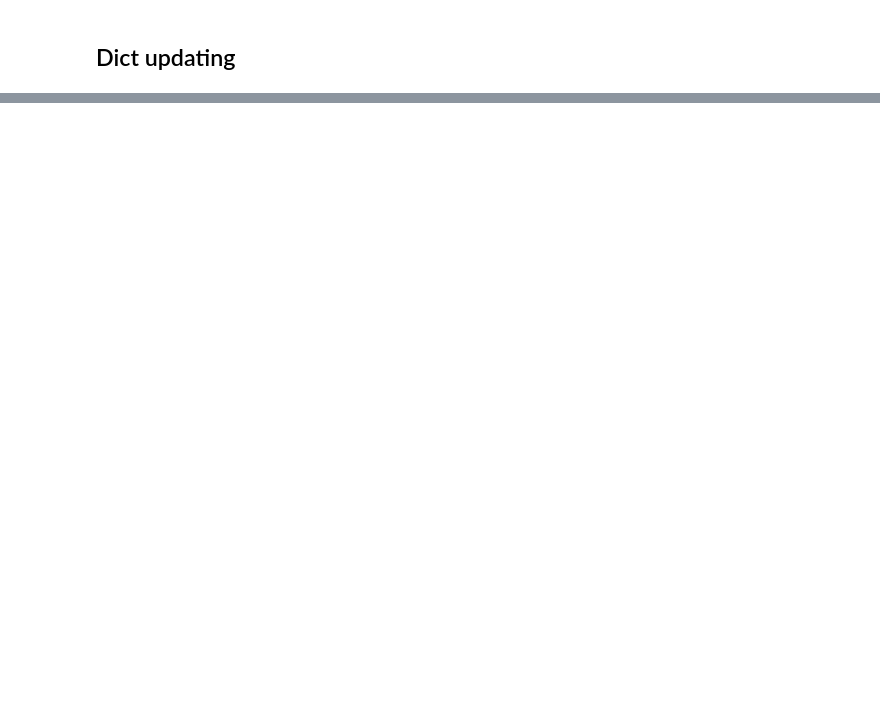
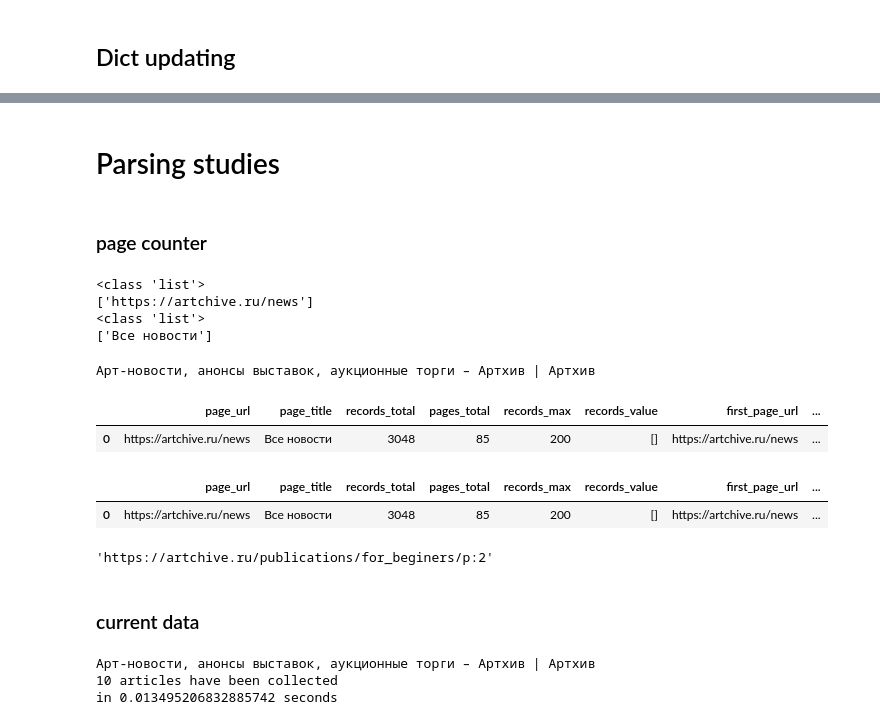
Before and after one commit to Bella151305/ArtProject, a Jupyter notebook: Sites_studies.ipynb, the cells around one changed output, grey strips where cells are left out. Saved outputs shown, nothing was run; the diff lists cells and outputs as text; code cells hidden in the pictures; blank space fills up the shorter version.

```diff
--- a/Sites_studies.ipynb
+++ b/Sites_studies.ipynb
@@ -789,0 +1338,19 @@ save_parsing_dict(sites_for_parsing) # 3.1 Save dict with sites for parsing
+# %% [markdown]
+# Parsing studies
+# %% [markdown]
+### page counter
+# %%
+sites_for_parsing = open_parsing_dict() # 4.1 Open dict with sites for parsing
+
+parsing_links_list = [sites_for_parsing['https://artchive.ru/']['news']['links'][0]]
+parsing_titles_list = [sites_for_parsing['https://artchive.ru/']['news']['titles'][0]]
+
+print(type(parsing_links_list))
+print(parsing_links_list)
+print(type(parsing_titles_list))
+print(parsing_titles_list)
+# %% [output]
+<class 'list'>
+['https://artchive.ru/news']
+<class 'list'>
+['Все новости']
@@ -789,0 +1390,12 @@ save_parsing_dict(sites_for_parsing) # 3.1 Save dict with sites for parsing
+# %%
+for link in parsing_links_list:
+  link_page = get_page(link) # 1. Collect request status
+  print(link_page.title.string)
+  get_artchive_pages_counter_stat(link, link_page, parsing_links_list, parsing_titles_list)
+# %% [output]
+Арт-новости, анонсы выставок, аукционные торги – Артхив | Артхив
+# %%
+df_counter_new
+# %% [output]
+|  | page_url | page_title | records_total | pages_total | records_max | records_value | first_page_url | ... |
+| 0 | https://artchive.ru/news | Все новости | 3048 | 85 | 200 | [] | https://artchive.ru/news | ... |
@@ -789,0 +1405,19 @@ save_parsing_dict(sites_for_parsing) # 3.1 Save dict with sites for parsing
+# %%
+df_counter = open_file_csv(artchive_s, 'live')
+df_counter
+# %% [output]
+|  | page_url | page_title | records_total | pages_total | records_max | records_value | first_page_url | ... |
+| 0 | https://artchive.ru/news | Все новости | 3048 | 85 | 200 | [] | https://artchive.ru/news | ... |
+# %%
+#url = 'https://artchive.ru/news/rubric:news_about_museums_and_galleries'
+url = 'https://artchive.ru/publications/for_beginers'
+next_page = 2
+url_split = url.split('/')
+if url.split('/')[4][:6]=='rubric':
+  next_page_url = url_split[0]+'//'+url_split[2]+'/'+url_split[3]+'/p:'+str(next_page)+'-'+url_split[4]
+else:
+  next_page_url = url + '/p:' + str(next_page)
+
+next_page_url
+# %% [output]
+'https://artchive.ru/publications/for_beginers/p:2'
@@ -789,0 +1482,2 @@ save_parsing_dict(sites_for_parsing) # 3.1 Save dict with sites for parsing
+# %% [markdown]
+### current data
@@ -789,0 +1538,9 @@ save_parsing_dict(sites_for_parsing) # 3.1 Save dict with sites for parsing
+# %%
+for link in parsing_links_list:
+  link_page = get_page(link) # 1. Collect request status
+  print(link_page.title.string)
+  get_artch_pages_curr_data(link, link_page, parsing_links_list, parsing_titles_list)
+# %% [output]
+Арт-новости, анонсы выставок, аукционные торги – Артхив | Артхив
+10 articles have been collected
+in 0.013495206832885742 seconds
```
Also changed, not shown: parts of 102 cells of this notebook.
